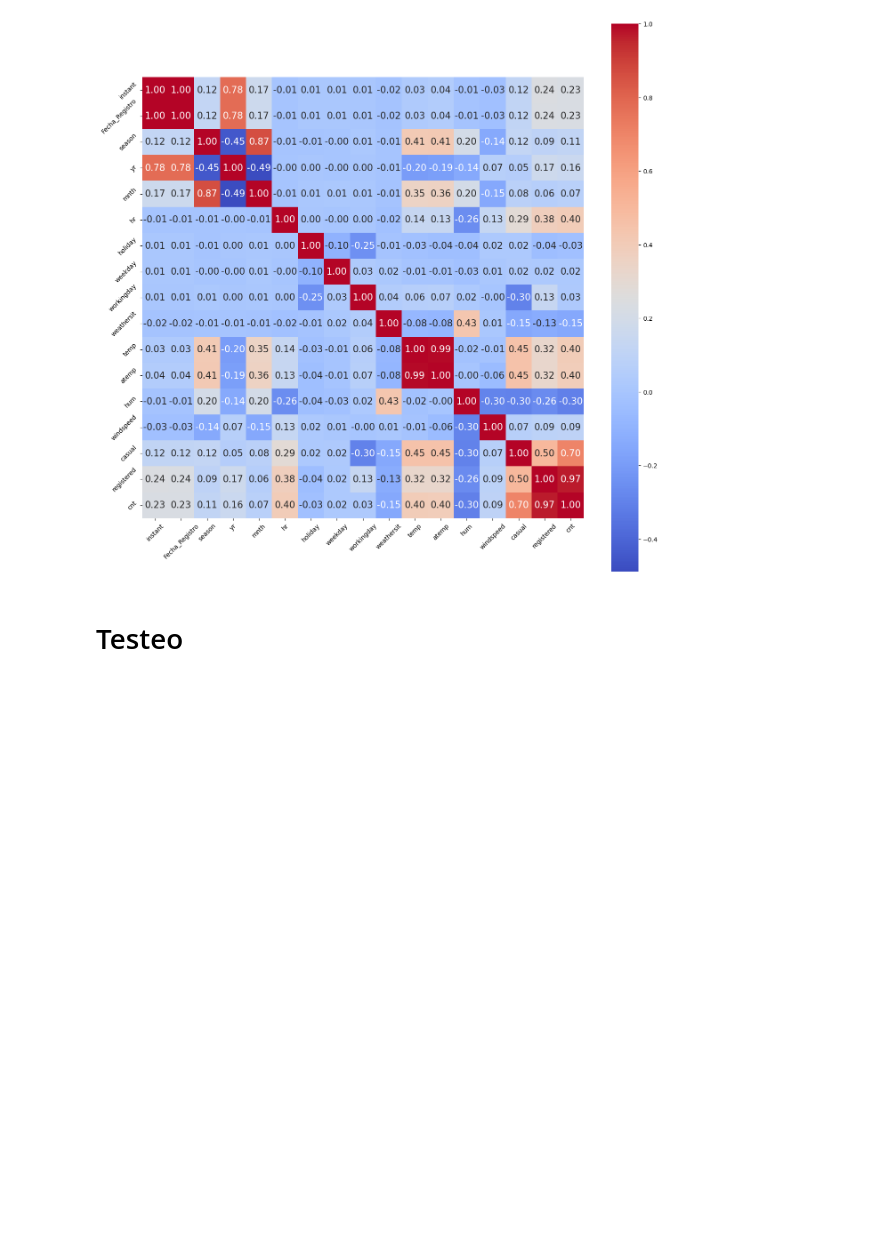
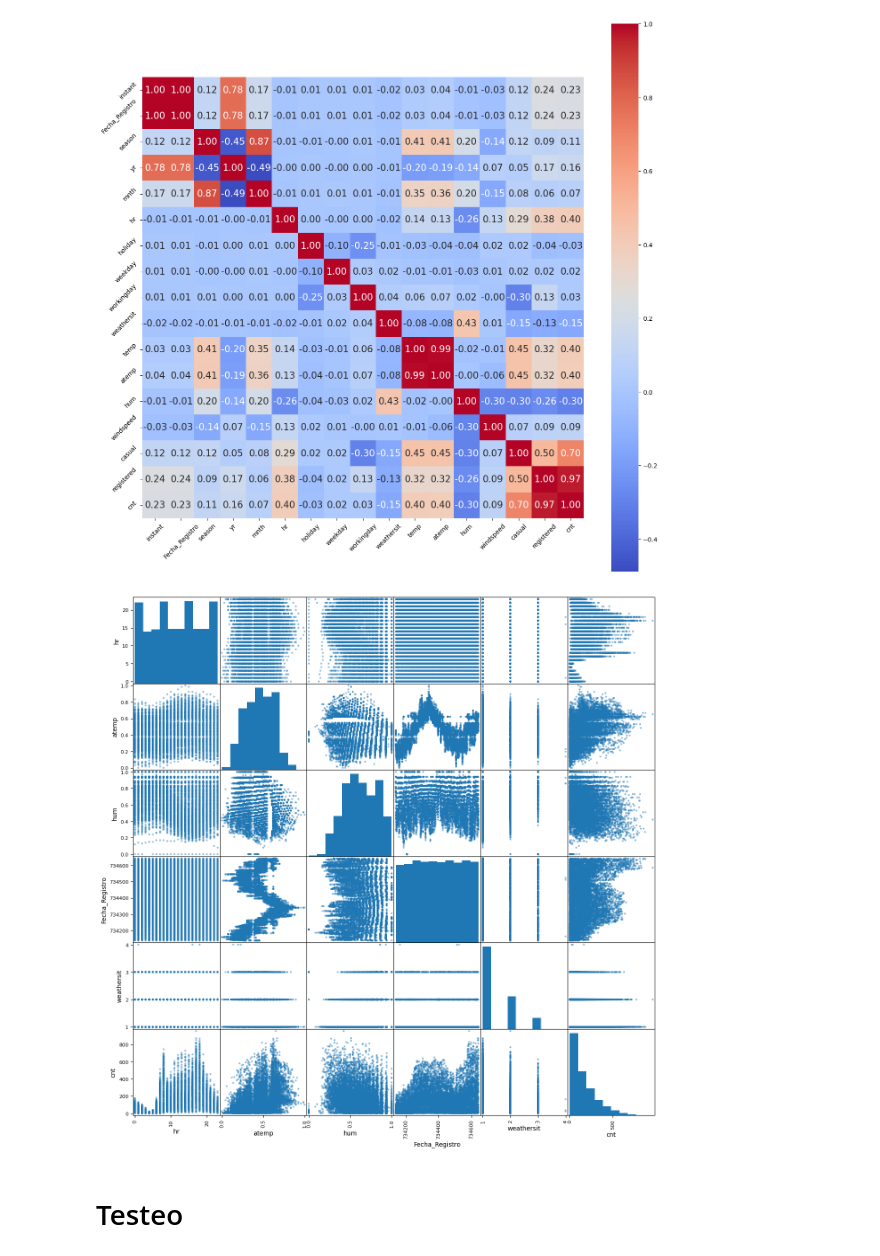
Before and after one commit to Sik1901/Datathon, a Jupyter notebook: Predicciones_bici.ipynb, the cells around one changed output. Saved outputs shown, nothing was run; the diff lists cells and outputs as text; code cells hidden in the pictures; blank space fills up the shorter version.

```diff
--- a/Predicciones_bici.ipynb
+++ b/Predicciones_bici.ipynb
@@ -127,5 +132,11 @@ plt.yticks(rotation = 45)
 plt.show()
 # %% [output]
 [figure]
+# %%
+'''Analizo los datos para determinar el modelo'''
+pd.plotting.scatter_matrix(train[['hr','atemp', 'hum','Fecha_Registro','weathersit','cnt']],figsize = (15,15))
+plt.show()
+# %% [output]
+[figure, added]
 # %% [markdown]
 # Testeo
```
Also changed, not shown: parts of 22 cells of this notebook, 1 other file.
